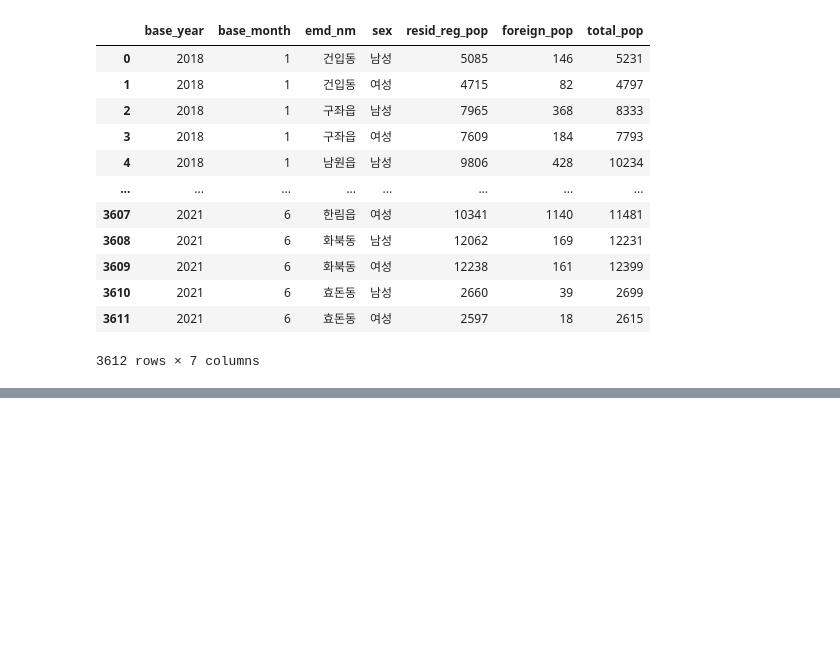
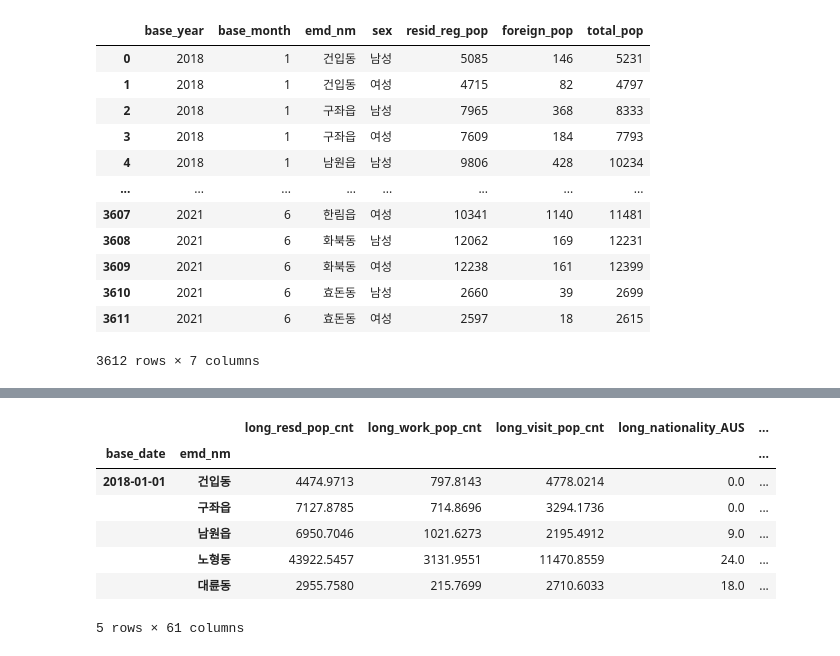
Before and after one commit to songmin9813/ECO_Jeju, a Jupyter notebook: Sungmin/Study/base_table.ipynb, the cells around one changed output, grey strips where cells are left out. Saved outputs shown, nothing was run; the diff lists cells and outputs as text; code cells hidden in the pictures; blank space fills up the shorter version.

```diff
--- a/Sungmin/Study/base_table.ipynb
+++ b/Sungmin/Study/base_table.ipynb
@@ -746,0 +821,14 @@ f.close()
+# %%
+fread=open("C:/Users/mitha/OneDrive/바탕 화면/new_datas/base_table.pkl", 'rb')
+base=pickle.load(fread)
+fread.close()
+base.head()
+# %% [output]
+|  |  | long_resd_pop_cnt | long_work_pop_cnt | long_visit_pop_cnt | long_nationality_AUS | ... |
+| base_date | emd_nm |  |  |  |  | ... |
+| 2018-01-01 | 건입동 | 4474.9713 | 797.8143 | 4778.0214 | 0.0 | ... |
+|  | 구좌읍 | 7127.8785 | 714.8696 | 3294.1736 | 0.0 | ... |
+|  | 남원읍 | 6950.7046 | 1021.6273 | 2195.4912 | 9.0 | ... |
+|  | 노형동 | 43922.5457 | 3131.9551 | 11470.8559 | 24.0 | ... |
+|  | 대륜동 | 2955.7580 | 215.7699 | 2710.6033 | 18.0 | ... |
+5 rows × 61 columns
```
Also changed, not shown: parts of 7 cells of this notebook, 2 other files.
